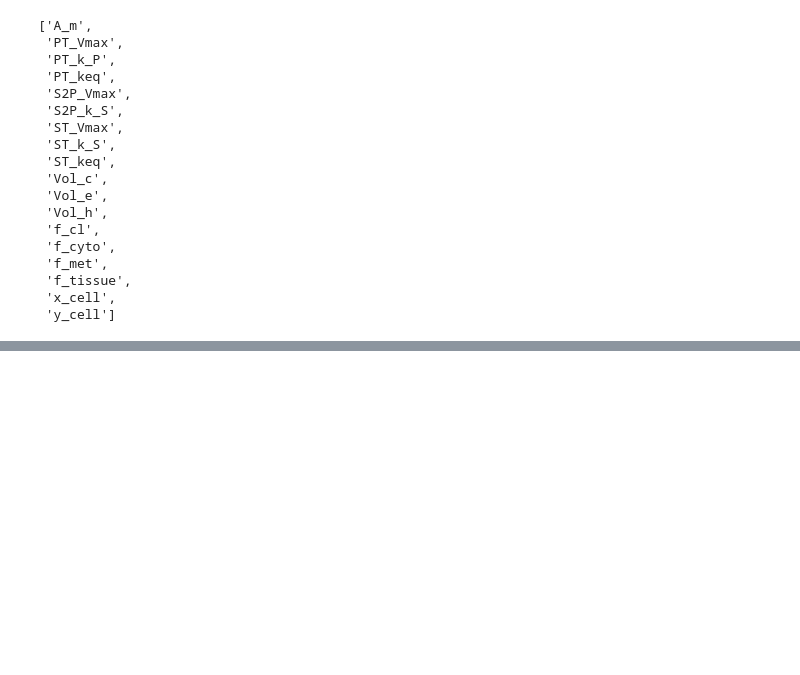
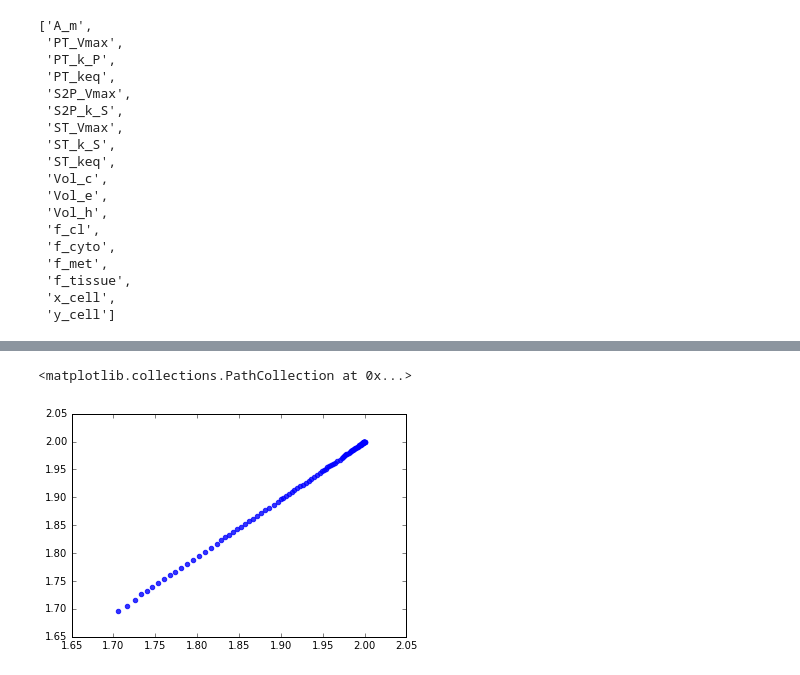
Before and after one commit to jingyayeah/multiscale-galactose, a Jupyter notebook: python/multiscalepy/multiscale/examples/models/clearance/clearance.ipynb, the cells around one changed output, grey strips where cells are left out. Saved outputs shown, nothing was run; the diff lists cells and outputs as text; code cells hidden in the pictures; blank space fills up the shorter version.

```diff
--- a/python/multiscalepy/multiscale/examples/models/clearance/clearance.ipynb
+++ b/python/multiscalepy/multiscale/examples/models/clearance/clearance.ipynb
@@ -133,0 +189,5 @@ could not set value for f_cl, it is defined by an assignment rule, can not be se
+# %%
+plt.scatter(data['[S_ext]'][1:100], data['[S_ext]'][2:101], color='blue', alpha=0.8)
+# %% [output]
+<matplotlib.collections.PathCollection at 0x...>
+[figure, added]
```
Also changed, not shown: parts of 8 cells of this notebook, 12 other files.
